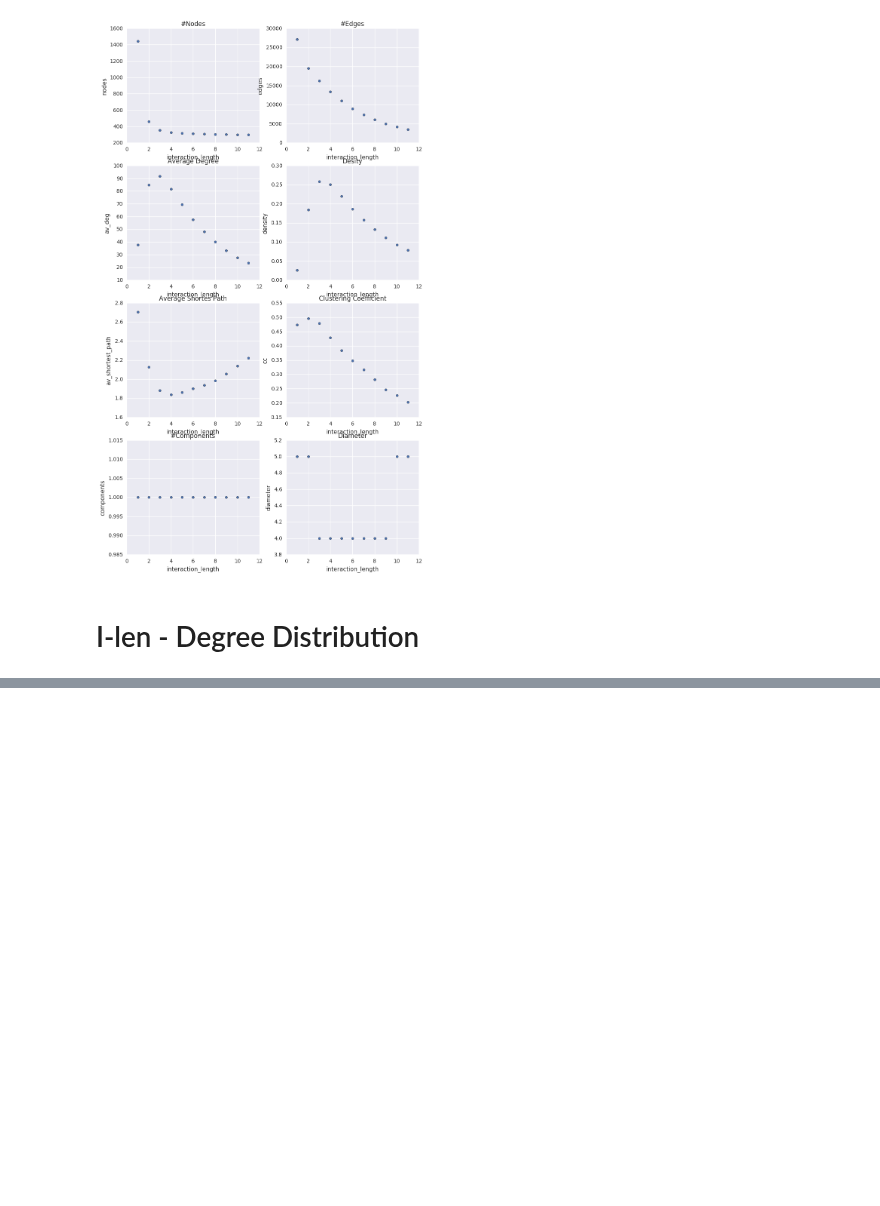
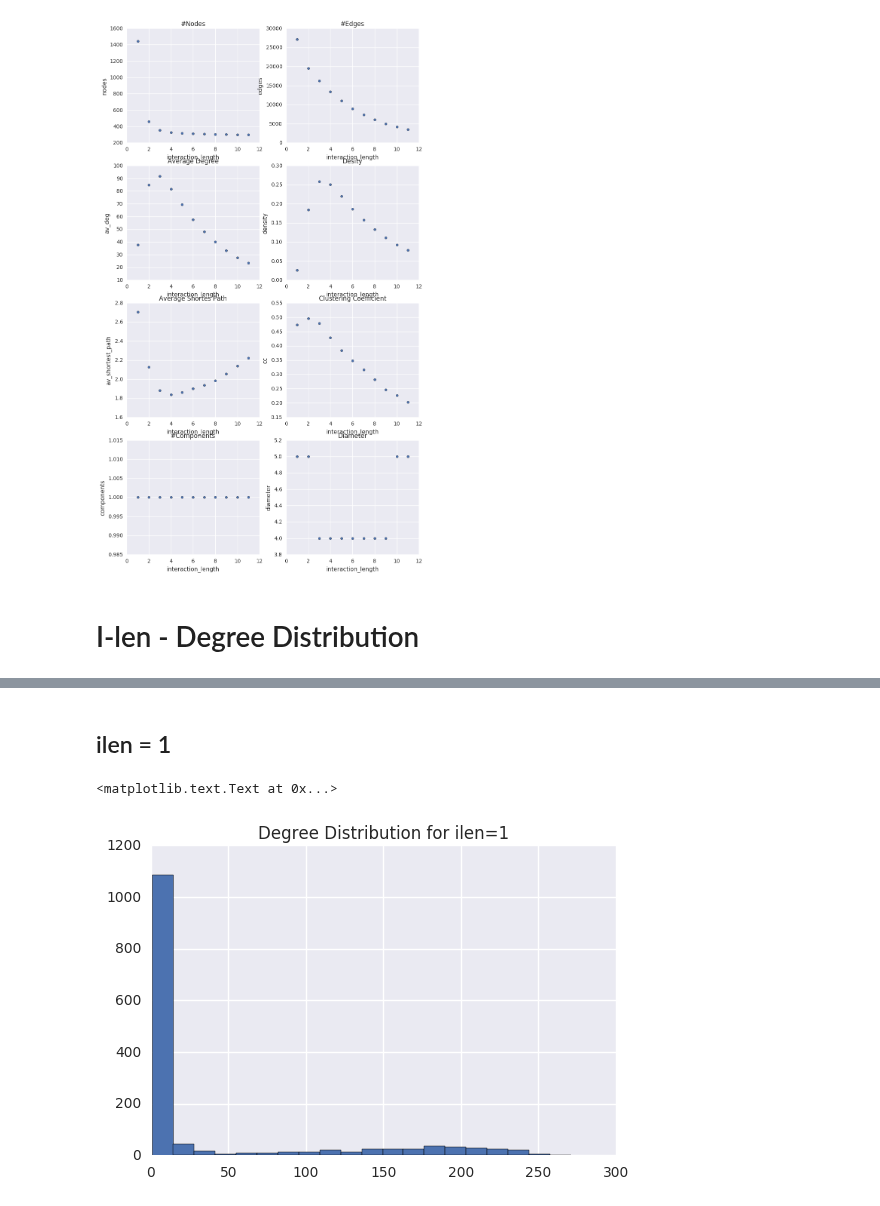
Before and after one commit to aschle/bees-sna, a Jupyter notebook: bib/Network_stat_plots_distance_interactionlength.ipynb, the cells around one changed output, grey strips where cells are left out. Cells and saved outputs as stored; diff of their text form; code cells hidden in the pictures; blank space fills up the shorter version.

Commit message:
addedplot for ilen=1

```diff
--- a/bib/Network_stat_plots_distance_interactionlength.ipynb
+++ b/bib/Network_stat_plots_distance_interactionlength.ipynb
@@ -129,0 +130,9 @@ plt.show()
+# %% [markdown]
+## ilen = 1
+# %%
+fig, axes = plt.subplots()
+Series(df.ix[0].degree).hist(bins=20, ax=axes)
+axes.set_title("Degree Distribution for ilen=1")
+# %% [output]
+<matplotlib.text.Text at 0x...>
+[figure, added]
```
Also changed, not shown: parts of 2 cells of this notebook.
